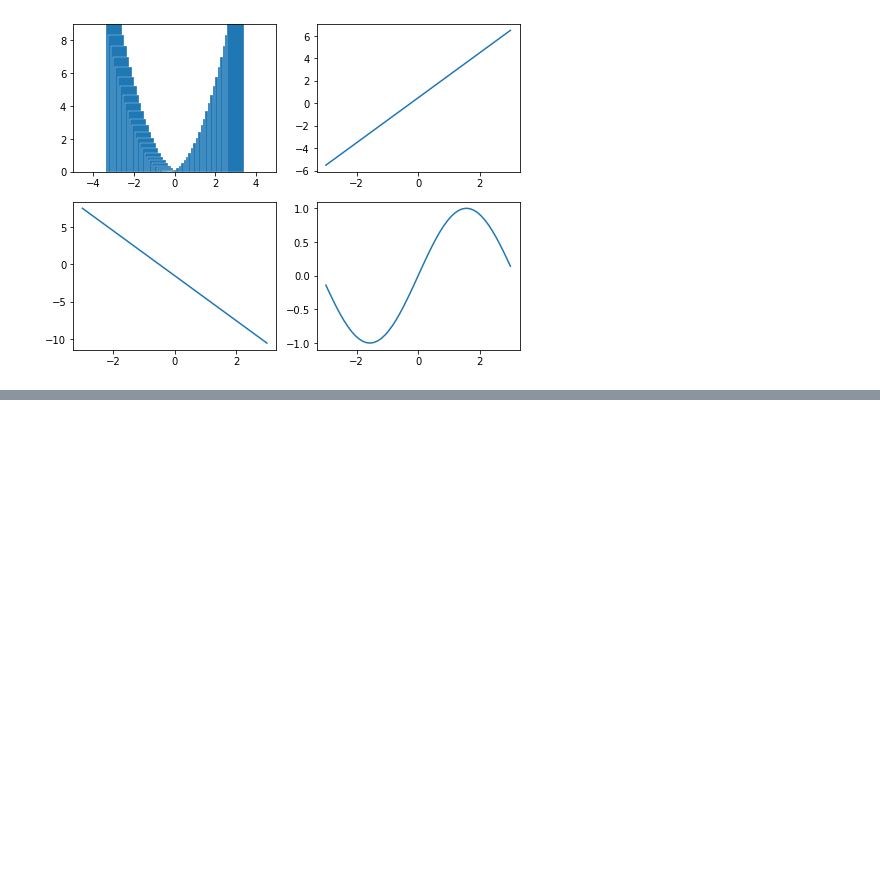
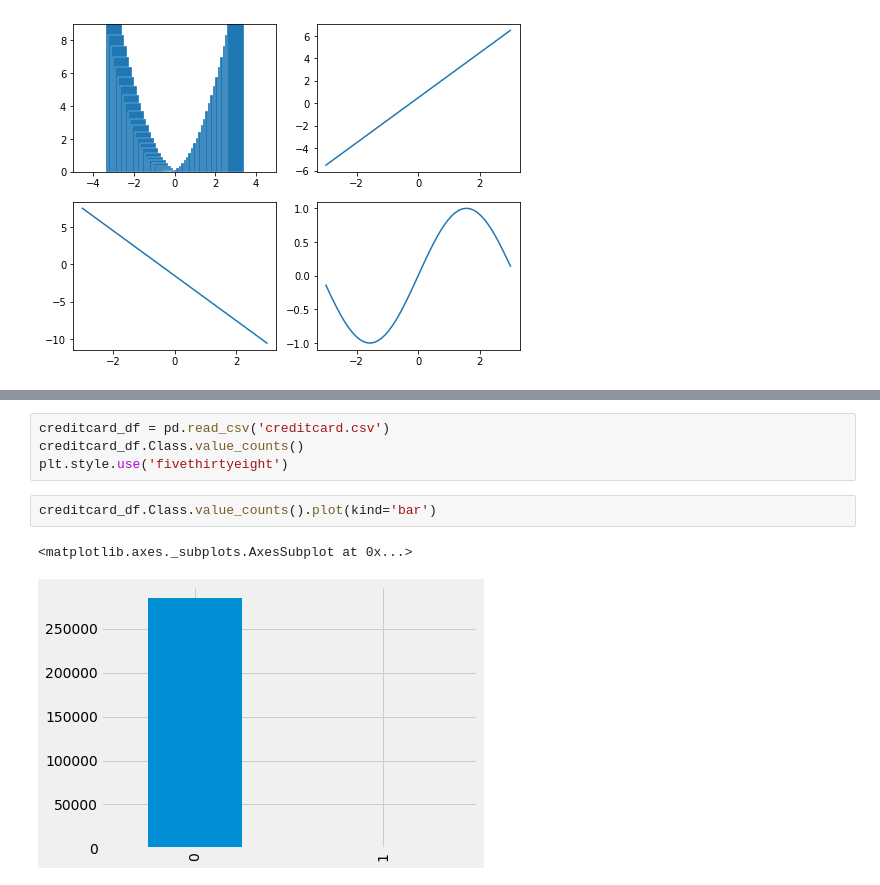
Before and after one commit to Haikson/PythonDS, a Jupyter notebook: unit1/task3.ipynb, the cells around one changed output, grey strips where cells are left out. Saved outputs shown, nothing was run; the diff lists cells and outputs as text; blank space fills up the shorter version.

```diff
--- a/unit1/task3.ipynb
+++ b/unit1/task3.ipynb
@@ -112,0 +128,9 @@ fig.show()
+# %%
+creditcard_df = pd.read_csv('creditcard.csv')
+creditcard_df.Class.value_counts()
+plt.style.use('fivethirtyeight')
+# %%
+creditcard_df.Class.value_counts().plot(kind='bar')
+# %% [output]
+<matplotlib.axes._subplots.AxesSubplot at 0x...>
+[figure, added]
```
Also changed, not shown: parts of 3 cells of this notebook.
